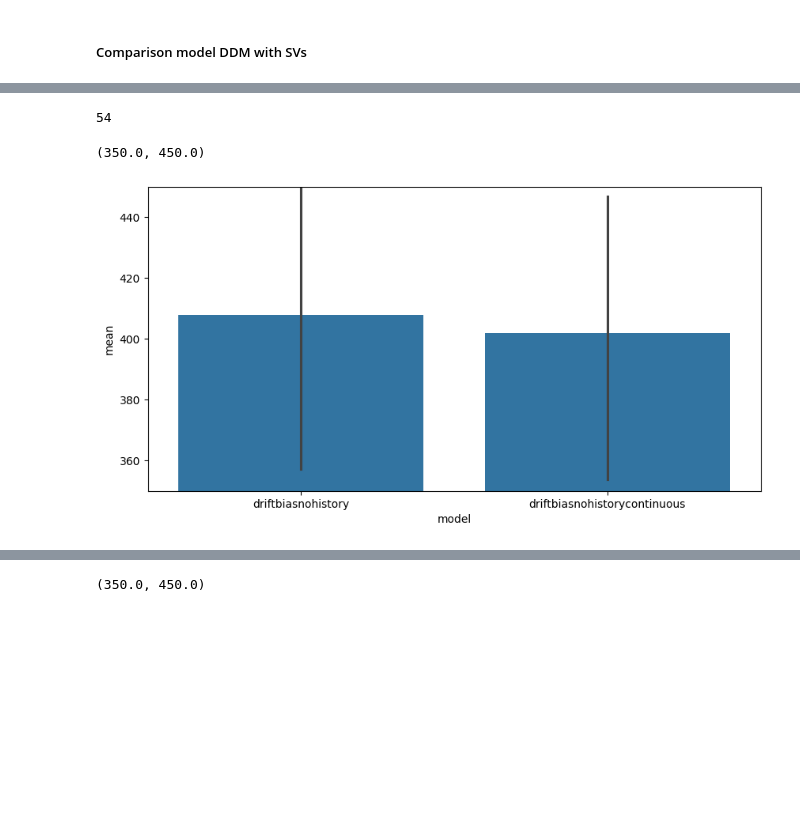
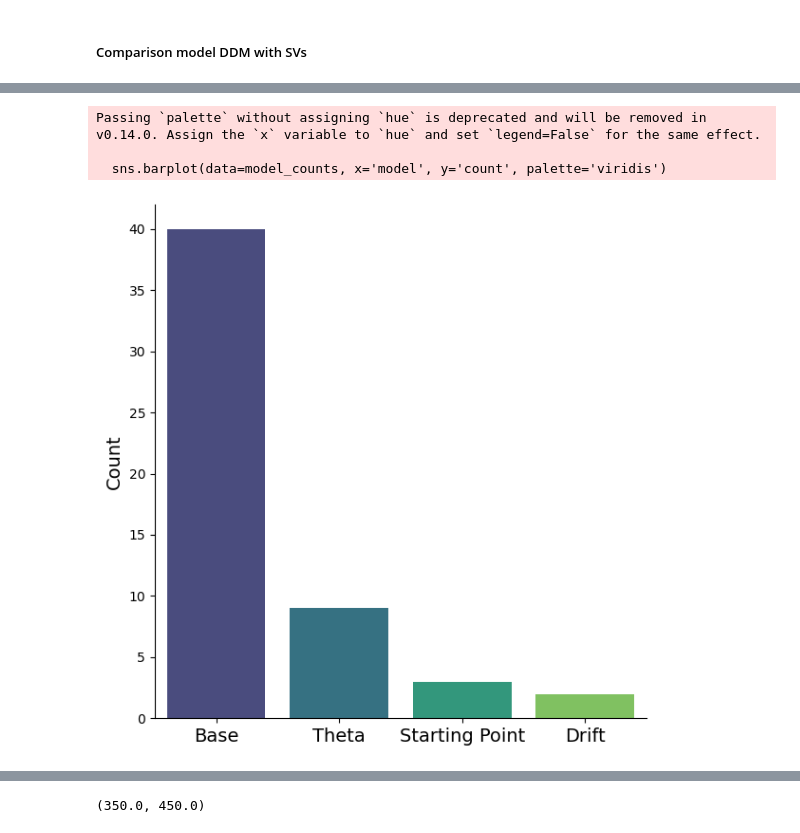
Before and after one commit to GusStgoReyes/riskyneuroarousal, a Jupyter notebook: data/2ddm.ipynb, the cells around one changed output, grey strips where cells are left out. Drawn from its saved outputs; the diff is of its cells as text; code cells hidden in the pictures; blank space fills up the shorter version.

```diff
--- a/data/2ddm.ipynb
+++ b/data/2ddm.ipynb
@@ -68,11 +63,26 @@ array(['normal', 'theta', 'driftbias', 'startingpointnohistory',
-# %%
-len(x.query("model == 'driftbiasnohistorycontinuous'")['sub'].unique())
-# %% [output]
-54
-# %%
-fig = plt.figure(figsize=(10, 5))
-sns.barplot(x.query(f"param_name == 'BIC' "), x = "model", y = "mean")
-plt.ylim(350, 450)
-# %% [output]
-(350.0, 450.0)
-[figure, removed]
+# %%
+BIC = x.query("param_name == 'BIC'").reset_index()
+# %%
+idx = BIC.groupby('sub')['mean'].idxmin()
+# %%
+best_models = BIC.loc[idx].reset_index(drop=True)
+# %%
+model_counts = best_models['model'].value_counts().reset_index()
+model_counts.columns = ['model', 'count']
+
+# Plot
+plt.figure(figsize=(6, 6))
+sns.barplot(data=model_counts, x='model', y='count', palette='viridis')
+plt.xlabel('', fontsize=14)
+plt.xticks(fontsize=14)
+plt.ylabel('Count', fontsize=14)
+plt.tight_layout()
+sns.despine()
+plt.xticks([0, 1, 2, 3], ['Base', 'Theta', 'Starting Point', 'Drift'])
+
+plt.show()
+# %% [output]
+Passing `palette` without assigning `hue` is deprecated and will be removed in v0.14.0. Assign the `x` variable to `hue` and set `legend=False` for the same effect.
+
+  sns.barplot(data=model_counts, x='model', y='count', palette='viridis')
+[figure, added]
```
Also changed, not shown: parts of 27 cells of this notebook, 7 other files.
